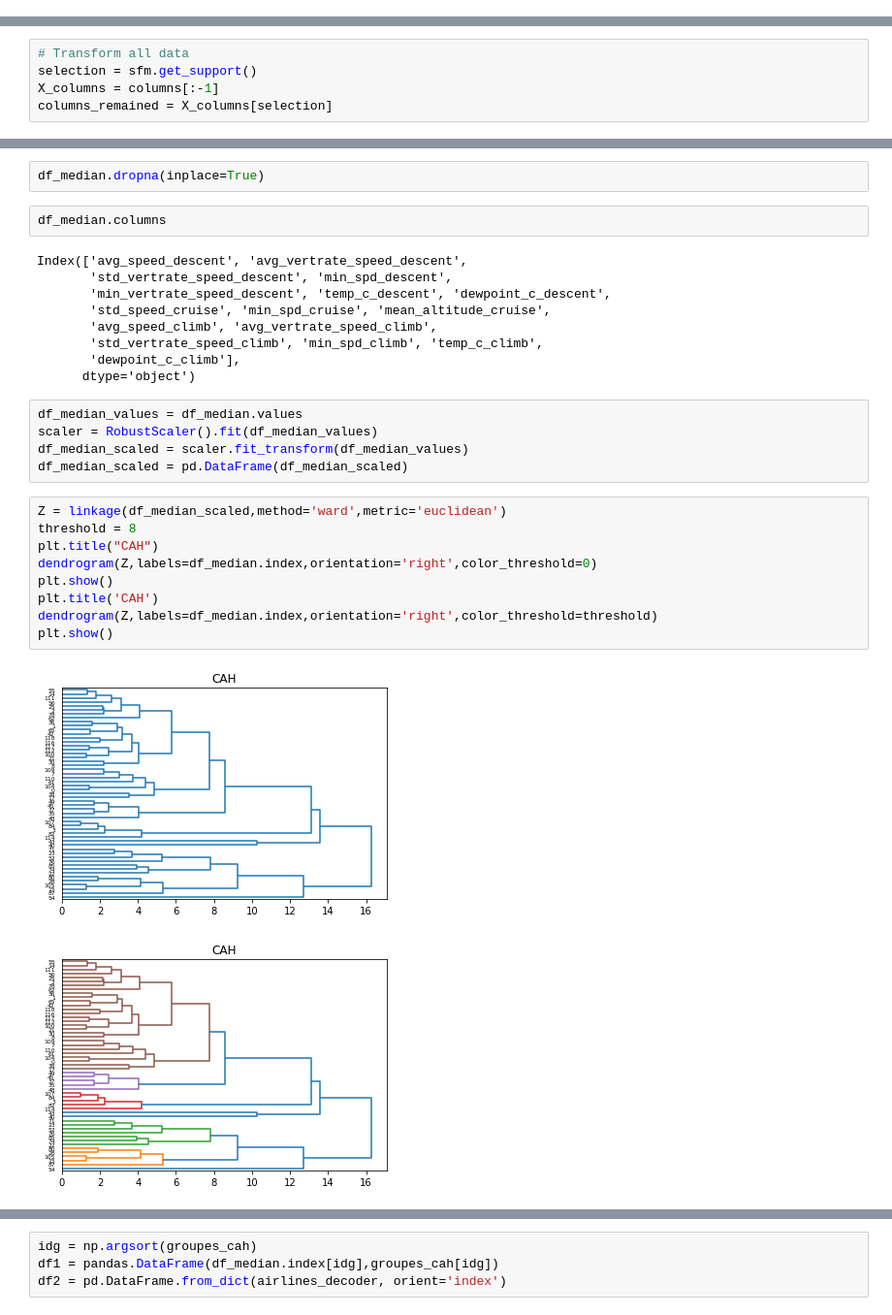
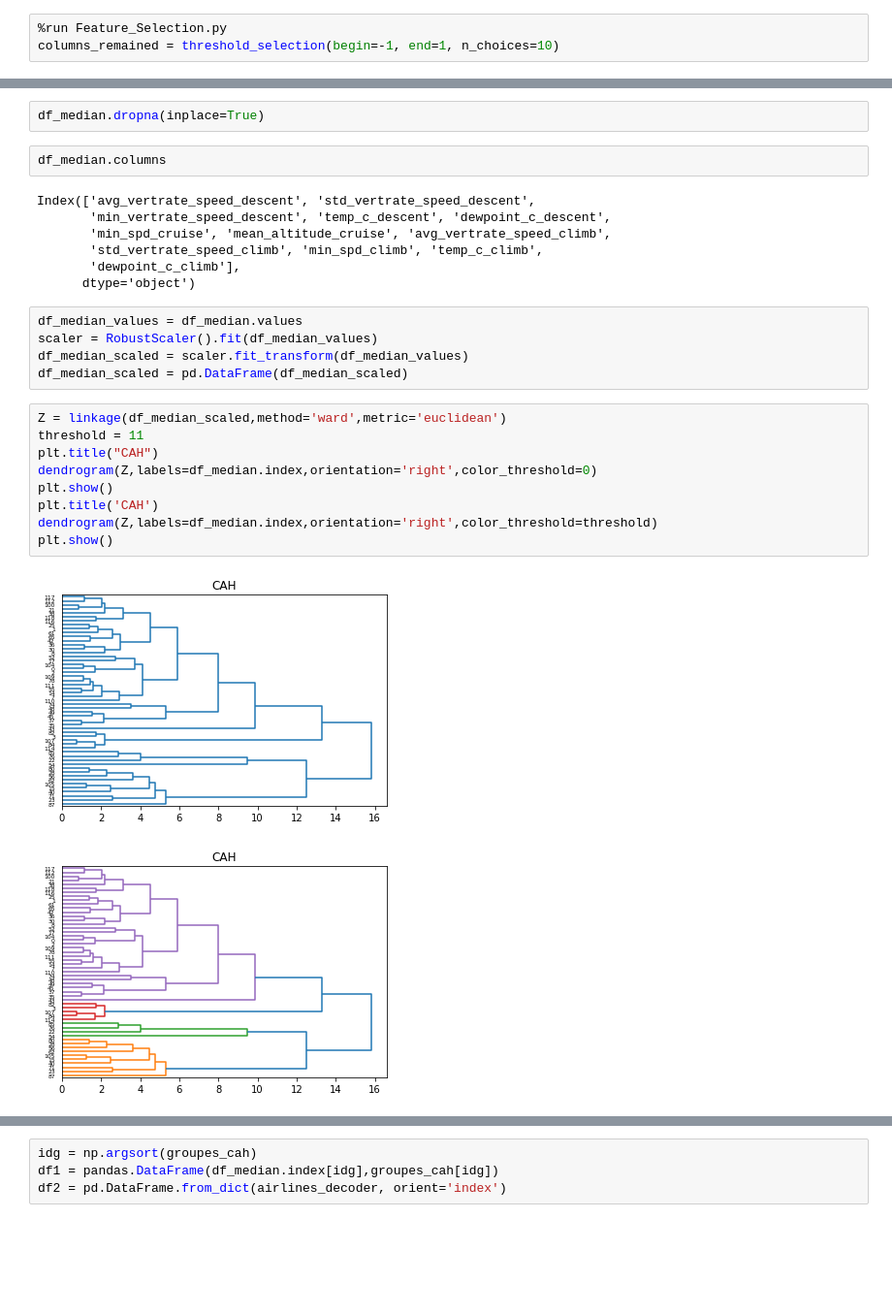
Before and after one commit to JZYoshi/AFDA, a Jupyter notebook: classification/Classification.ipynb, the cells around one changed output, grey strips where cells are left out. Shown at 97% size. Drawn from its saved outputs; the diff is of its cells as text; blank space fills up the shorter version.

Commit message:
feature selection regrouped into a function

```diff
--- a/classification/Classification.ipynb
+++ b/classification/Classification.ipynb
@@ -57,0 +23,3 @@ df.isna().sum().plot(kind='bar')
+# %%
+%run Feature_Selection.py
+columns_remained = threshold_selection(begin=-1, end=1, n_choices=10)
@@ -278,8 +99,3 @@ accuracy_score(y_test, y_important_pred)
-# %%
-# Transform all data
-selection = sfm.get_support()
-X_columns = columns[:-1]
-columns_remained = X_columns[selection]
 # %%
 X_full_selected = X_full[columns_remained]
 # %%
@@ -344,11 +126,9 @@ df_median.dropna(inplace=True)
 # %%
 df_median.columns
 # %% [output]
-Index(['avg_speed_descent', 'avg_vertrate_speed_descent',
-       'std_vertrate_speed_descent', 'min_spd_descent',
+Index(['avg_vertrate_speed_descent', 'std_vertrate_speed_descent',
        'min_vertrate_speed_descent', 'temp_c_descent', 'dewpoint_c_descent',
-       'std_speed_cruise', 'min_spd_cruise', 'mean_altitude_cruise',
-       'avg_speed_climb', 'avg_vertrate_speed_climb',
+       'min_spd_cruise', 'mean_altitude_cruise', 'avg_vertrate_speed_climb',
        'std_vertrate_speed_climb', 'min_spd_climb', 'temp_c_climb',
        'dewpoint_c_climb'],
       dtype='object')
@@ -359,16 +139,16 @@ df_median_scaled = scaler.fit_transform(df_median_values)
 df_median_scaled = pd.DataFrame(df_median_scaled)
 # %%
 Z = linkage(df_median_scaled,method='ward',metric='euclidean')
-threshold = 8
+threshold = 11
 plt.title("CAH")
 dendrogram(Z,labels=df_median.index,orientation='right',color_threshold=0)
 plt.show()
 plt.title('CAH')
 dendrogram(Z,labels=df_median.index,orientation='right',color_threshold=threshold)
 plt.show()
 # %% [output]
-[figure, old version]
+[figure, new version]
-[figure, old version]
+[figure, new version]
 # %%
 import numpy as np
 import pandas
```
Also changed, not shown: parts of 31 cells of this notebook, 2 other files.
